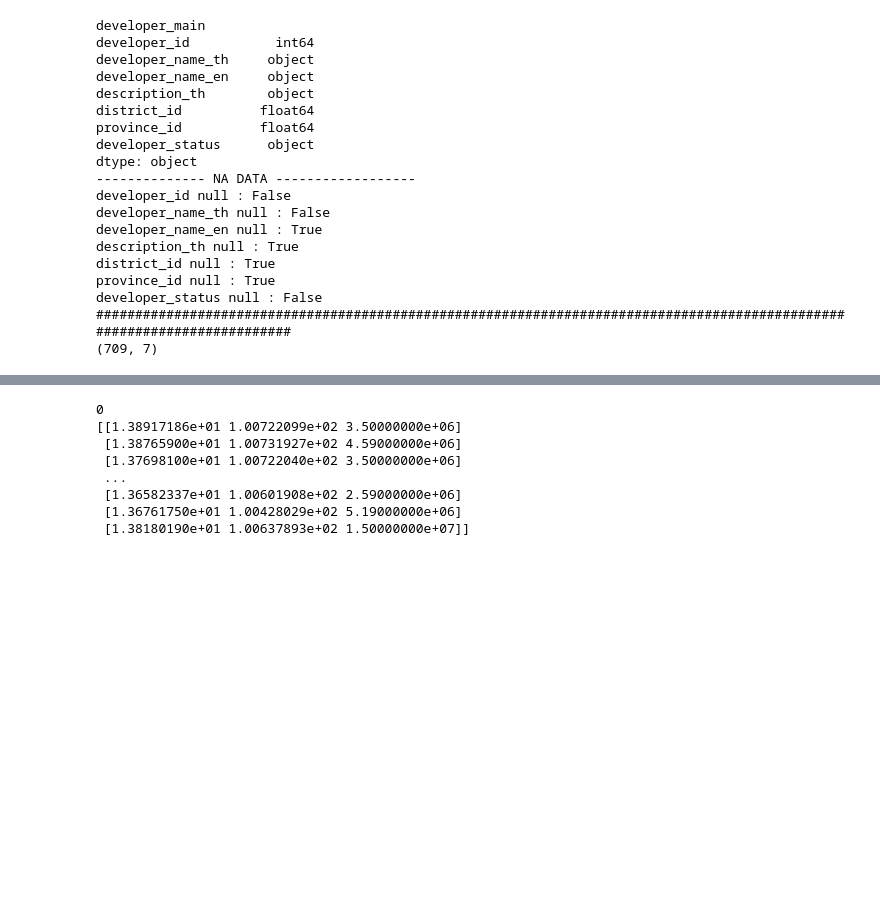
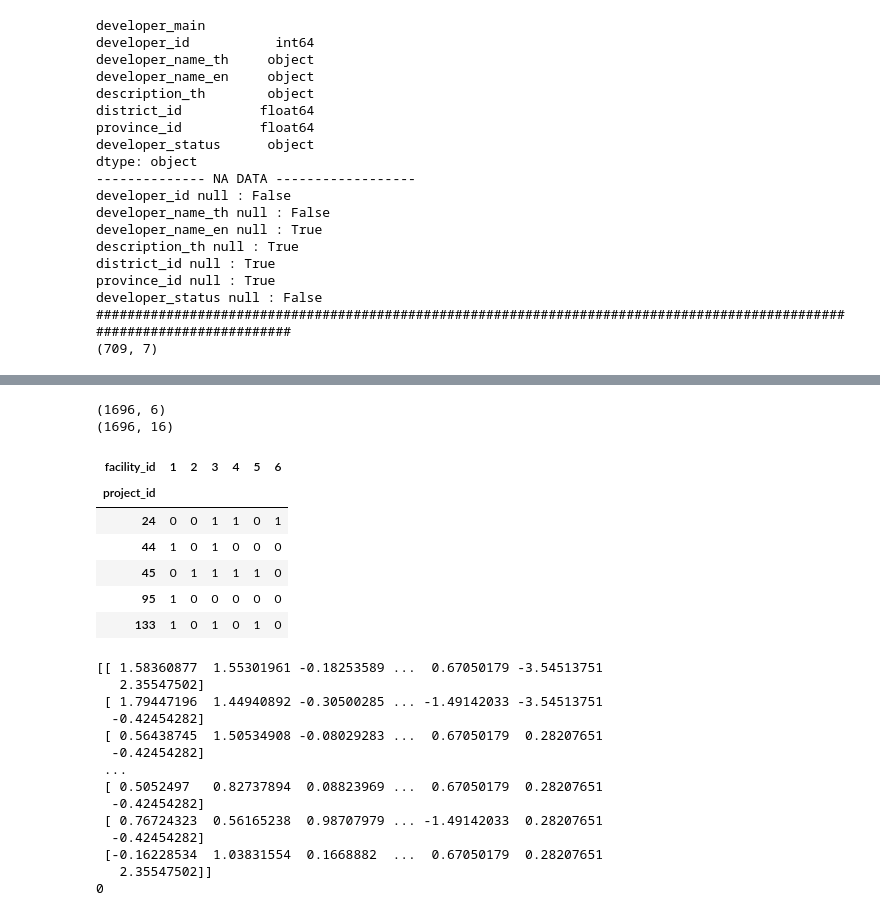
Before and after one commit to Pataweepr/applyML_vistec_2019, a Jupyter notebook: hw2_homeDotTech.ipynb, the cells around one changed output, grey strips where cells are left out. Cells and saved outputs as stored; diff of their text form; code cells hidden in the pictures; blank space fills up the shorter version.

```diff
--- a/hw2_homeDotTech.ipynb
+++ b/hw2_homeDotTech.ipynb
@@ -291,0 +302,17 @@ project_main["starting_price"] = project_main["starting_price"].fillna(project_m
+# %%
+project_facility_table = project_facility_table.loc[project_facility_table.index.isin(project_main['project_id'])]
+project_main = project_main.loc[project_main['project_id'].isin(project_facility_table.index.astype(int))]
+project_main = project_main.sort_values('project_id')
+print(project_facility_table.shape)
+print(project_main.shape)
+project_facility_table.head()
+# %% [output]
+(1696, 6)
+(1696, 16)
+| facility_id | 1 | 2 | 3 | 4 | 5 | 6 |
+| project_id |  |  |  |  |  |  |
+| 24 | 0 | 0 | 1 | 1 | 0 | 1 |
+| 44 | 1 | 0 | 1 | 0 | 0 | 0 |
+| 45 | 0 | 1 | 1 | 1 | 1 | 0 |
+| 95 | 1 | 0 | 0 | 0 | 0 | 0 |
+| 133 | 1 | 0 | 1 | 0 | 1 | 0 |
@@ -292,14 +321,29 @@ project_main["starting_price"] = project_main["starting_price"].fillna(project_m
 # %%
-project_main_np_data  = np.array(project_main[["lat","lon","starting_price"]].values)
+project_main_np_data  = np.hstack((np.array(project_main[["lat","lon","starting_price"]].values) , np.array(project_facility_table.values)))
+project_main_np_data_nor,project_main_np_data_mean,project_main_np_data_std  = normalize_quassion(project_main_np_data)
+#### back to data ##################################
+# project_main_np_data == project_main_np_data_std * project_main_np_data_nor + project_main_np_data_mean
+####################################################
+print(project_main_np_data_nor)
+
+#project_main_np_data  = np.array(project_main[["lat","lon"]].values
 print(np.count_nonzero(np.isnan(project_main_np_data)))
-project_main_proj_id = np.array(project_main["project_id"].values)
-print(project_main_np_data)
+# project_main_proj_id = np.array(project_main["project_id"].values)
+
+#print(a)
+#print(b)
 # %% [output]
+[[ 1.58360877  1.55301961 -0.18253589 ...  0.67050179 -3.54513751
+   2.35547502]
+ [ 1.79447196  1.44940892 -0.30500285 ... -1.49142033 -3.54513751
+  -0.42454282]
+ [ 0.56438745  1.50534908 -0.08029283 ...  0.67050179  0.28207651
+  -0.42454282]
+ ...
+ [ 0.5052497   0.82737894  0.08823969 ...  0.67050179  0.28207651
+  -0.42454282]
+ [ 0.76724323  0.56165238  0.98707979 ... -1.49142033  0.28207651
+  -0.42454282]
+ [-0.16228534  1.03831554  0.1668882  ...  0.67050179  0.28207651
+   2.35547502]]
 0
-[[1.38917186e+01 1.00722099e+02 3.50000000e+06]
- [1.38765900e+01 1.00731927e+02 4.59000000e+06]
- [1.37698100e+01 1.00722040e+02 3.50000000e+06]
- ...
- [1.36582337e+01 1.00601908e+02 2.59000000e+06]
- [1.36761750e+01 1.00428029e+02 5.19000000e+06]
- [1.38180190e+01 1.00637893e+02 1.50000000e+07]]
```
Also changed, not shown: parts of 15 cells of this notebook.
